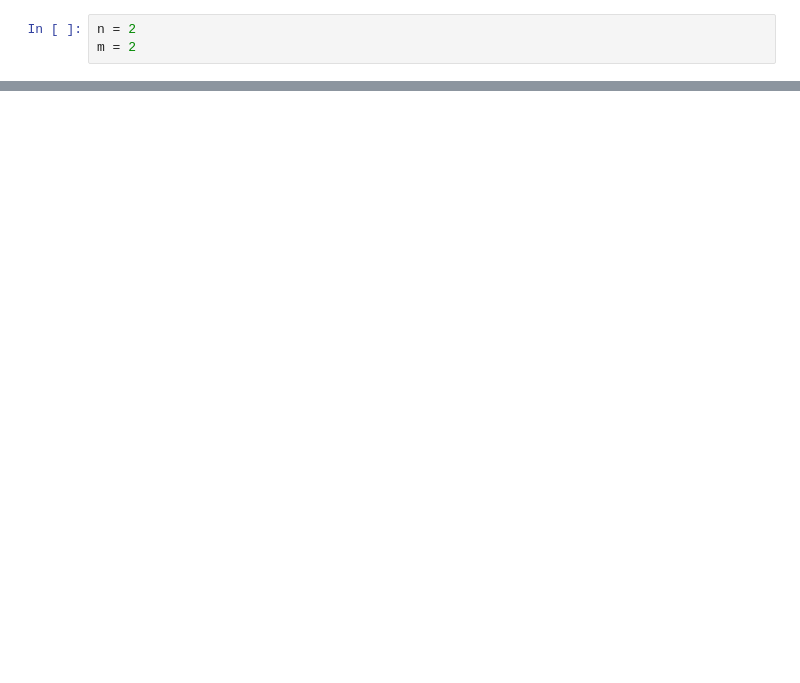
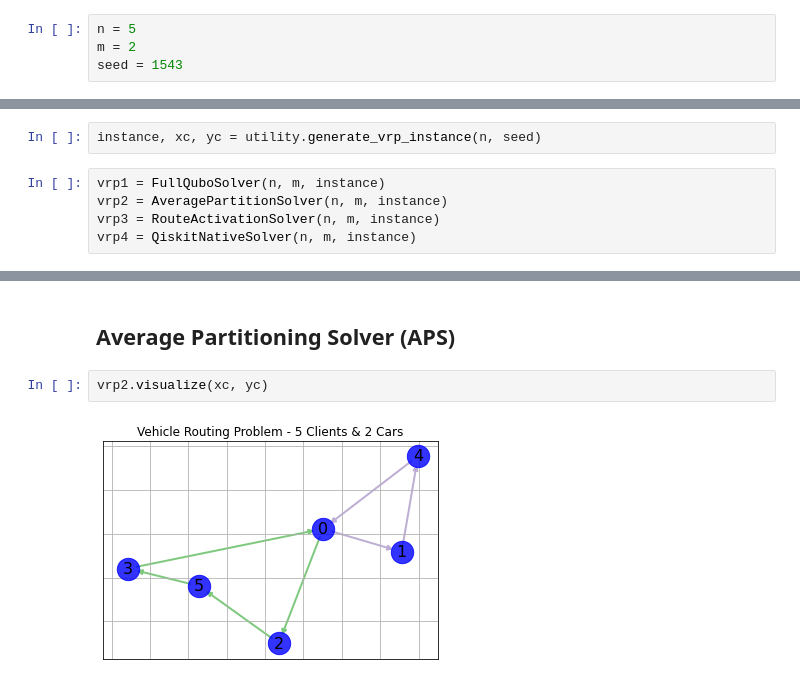
Before and after one commit to VGGatGitHub/QOSF-cohort3, a Jupyter notebook: vehicle_routing/Vehicle_Routing.ipynb, the cells around one changed output, grey strips where cells are left out. Saved outputs shown, nothing was run; the diff lists cells and outputs as text; blank space fills up the shorter version.

```diff
--- a/vehicle_routing/Vehicle_Routing.ipynb
+++ b/vehicle_routing/Vehicle_Routing.ipynb
@@ -6,3 +12,4 @@ from average_partition_solver import AveragePartitionSolver
 # %%
-n = 2
+n = 5
 m = 2
+seed = 1543
@@ -90,0 +16,7 @@ print(c)
+# %%
+instance, xc, yc = utility.generate_vrp_instance(n, seed)
+# %%
+vrp1 = FullQuboSolver(n, m, instance)
+vrp2 = AveragePartitionSolver(n, m, instance)
+vrp3 = RouteActivationSolver(n, m, instance)
+vrp4 = QiskitNativeSolver(n, m, instance)
@@ -90,0 +35,6 @@ print(c)
+# %% [markdown]
+## Average Partitioning Solver (APS)
+# %%
+vrp2.visualize(xc, yc)
+# %% [output]
+[figure, added]
```
Also changed, not shown: parts of 21 cells of this notebook.
